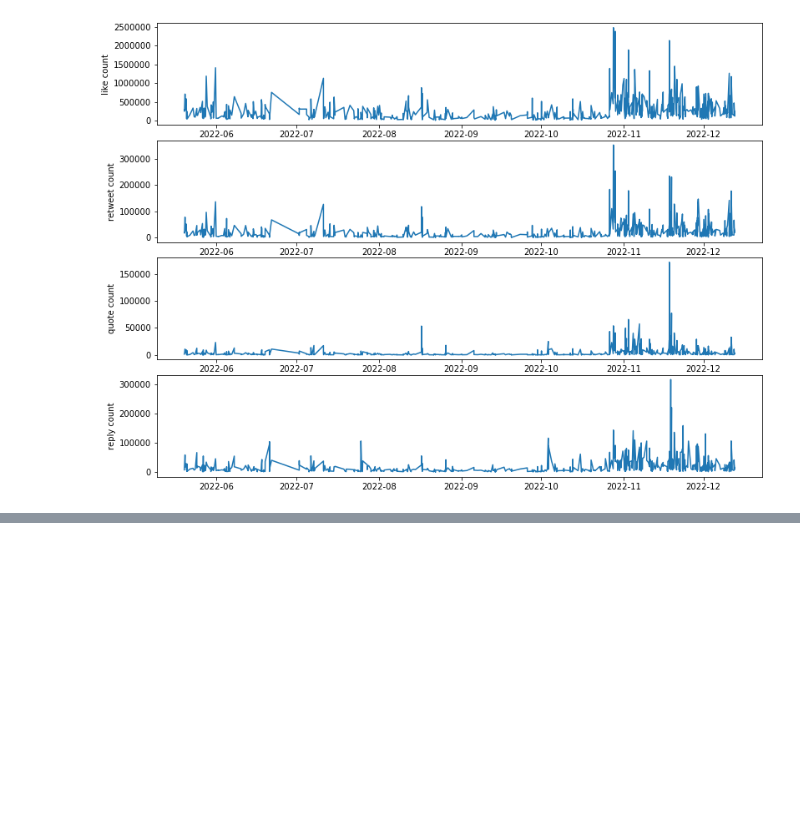
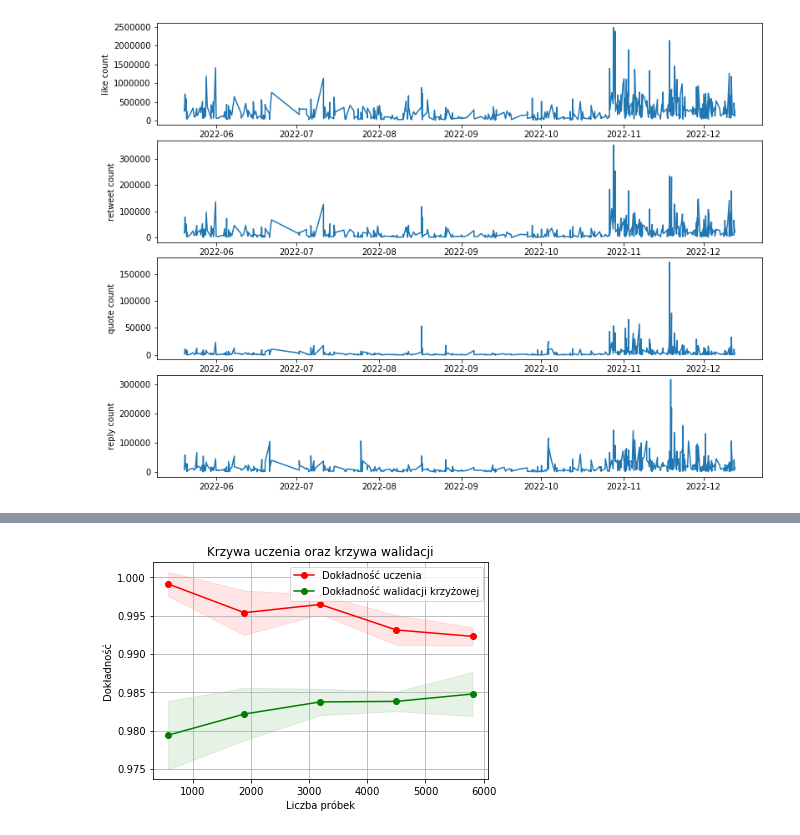
Before and after one commit to Wiktor-99/MAED, a Jupyter notebook: elon_musk_tweet_classification.ipynb, the cells around one changed output, grey strips where cells are left out. Cells and saved outputs as stored; diff of their text form; code cells hidden in the pictures; blank space fills up the shorter version.

```diff
--- a/elon_musk_tweet_classification.ipynb
+++ b/elon_musk_tweet_classification.ipynb
@@ -409,0 +525,19 @@ plot_charts(data_frame_elon, ylabels)
+# %%
+from sklearn.preprocessing import LabelEncoder
+
+
+for i in range(used_annotations):
+    col_1, col_2 = f'context annotations domain {i}', f'context annotations entity {i}'
+    latest_data = latest_data[latest_data[col_1].notnull()]
+    # latest_data = latest_data[latest_data[col_2].notnull()]
+
+for col in ['source', 'lang']:
+    le = LabelEncoder()
+    latest_data[col]= le.fit_transform(latest_data[col])
+
+for i in range(used_annotations):
+    col_1, col_2 = f'context annotations domain {i}', f'context annotations entity {i}'
+    le = LabelEncoder()
+    latest_data[col_1]= le.fit_transform(latest_data[col_1])
+    # le = LabelEncoder()
+    # latest_data[col_2]= le.fit_transform(latest_data[col_2])
@@ -409,0 +560,3 @@ plot_charts(data_frame_elon, ylabels)
+# %%
+y = latest_data.iloc[:, 0]
+x = latest_data.iloc[:, 1:]
@@ -409,0 +571,3 @@ plot_charts(data_frame_elon, ylabels)
+# %%
+from sklearn.model_selection import train_test_split
+x_train, x_test, y_train, y_test = train_test_split(x, y, test_size=0.2, shuffle=True, random_state=42, stratify=y)
@@ -409,0 +582,12 @@ plot_charts(data_frame_elon, ylabels)
+# %%
+from sklearn.neural_network import MLPClassifier
+from sklearn.metrics import classification_report, confusion_matrix, accuracy_score
+
+mlp_classifier = MLPClassifier(hidden_layer_sizes = (100, 50), random_state = 42,activation= 'tanh', max_iter=1000)
+mlp_classifier.fit(x_train, y_train)
+
+labels_predicted_mlp = mlp_classifier.predict(x_test)
+
+print(f'MLPClassifier accuracy:  {100*accuracy_score(labels_predicted_mlp, y_test)}[%]')
+print(classification_report(y_test, labels_predicted_mlp))
+print(confusion_matrix(y_test, labels_predicted_mlp))
@@ -409,0 +671,4 @@ plot_charts(data_frame_elon, ylabels)
+# %%
+plot_learning_curve(mlp_classifier, x, y, cv=cv, n_jobs=4)
+# %% [output]
+[figure, added]
```
Also changed, not shown: parts of 20 cells of this notebook, 1 other file.
